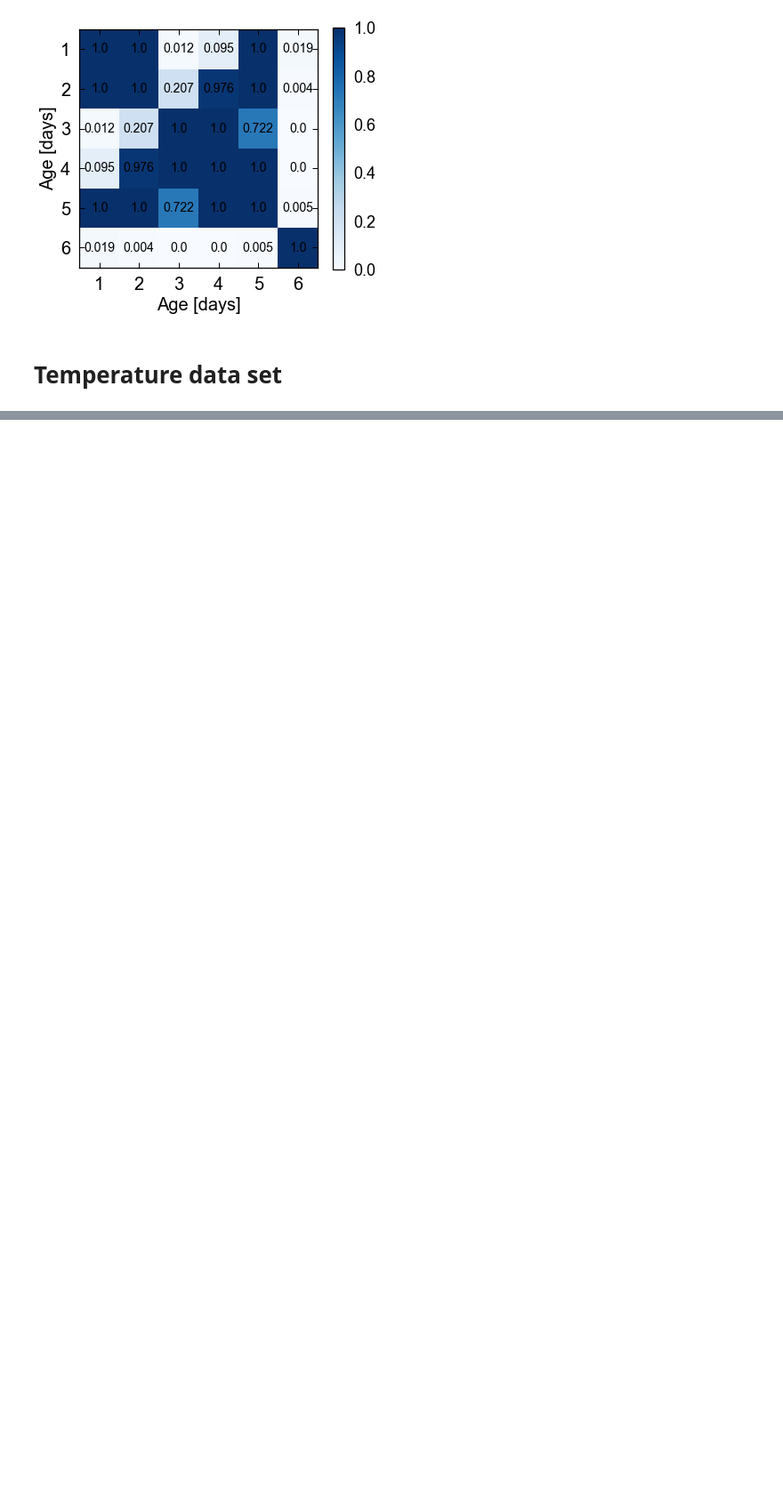
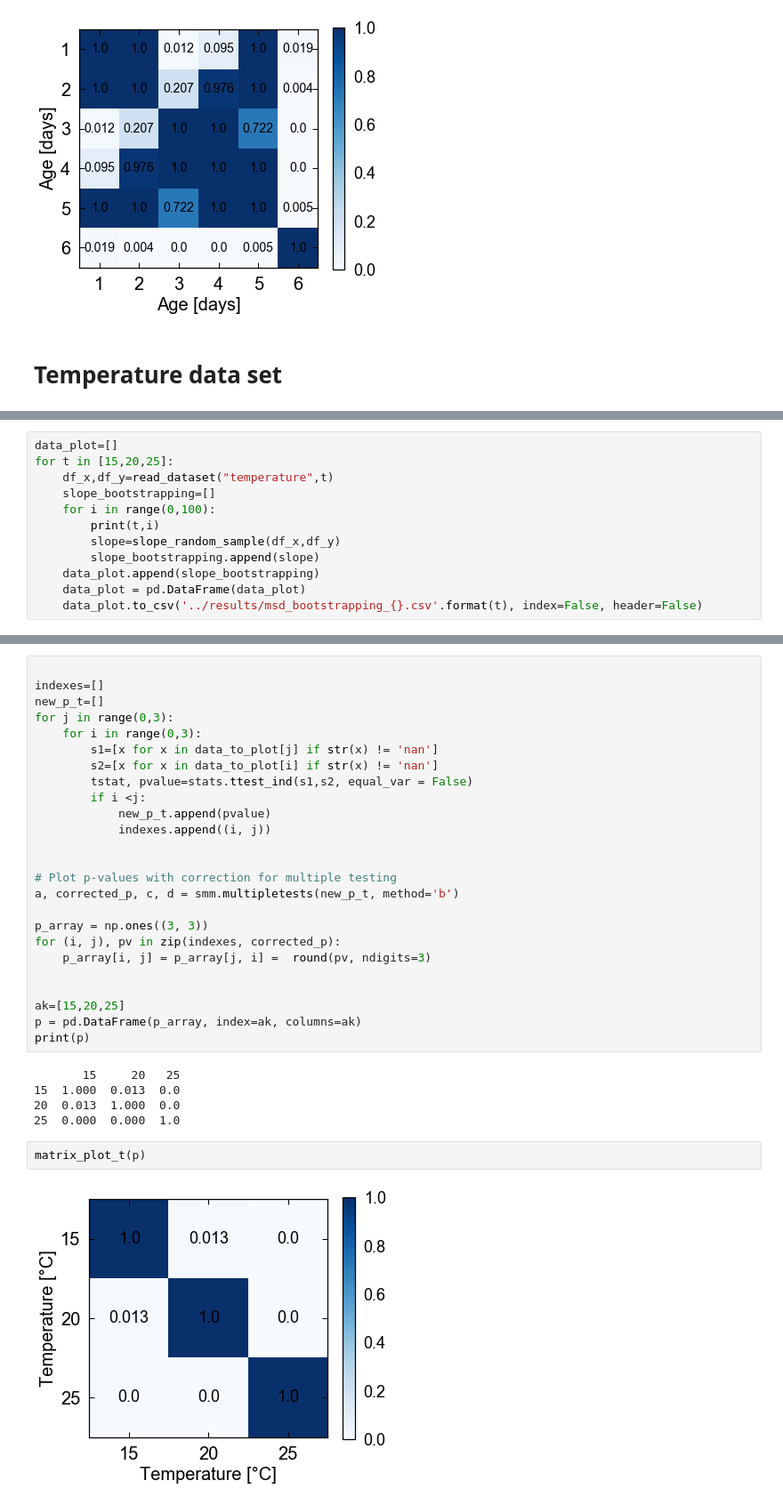
Before and after one commit to lgaalves/CelegansMotility, a Jupyter notebook: python/data_analysis.ipynb, the cells around one changed output, grey strips where cells are left out. Shown at 89% size. Drawn from its saved outputs; the diff is of its cells as text; blank space fills up the shorter version.

```diff
--- a/python/data_analysis.ipynb
+++ b/python/data_analysis.ipynb
@@ -1162,0 +1307,12 @@ matrix_plot_age(p)
+# %%
+data_plot=[]
+for t in [15,20,25]:
+    df_x,df_y=read_dataset("temperature",t)
+    slope_bootstrapping=[]
+    for i in range(0,100):
+        print(t,i)
+        slope=slope_random_sample(df_x,df_y)
+        slope_bootstrapping.append(slope)
+    data_plot.append(slope_bootstrapping)
+    data_plot = pd.DataFrame(data_plot)
+    data_plot.to_csv('../results/msd_bootstrapping_{}.csv'.format(t), index=False, header=False)
@@ -1162,0 +1399,34 @@ matrix_plot_age(p)
+# %%
+
+indexes=[]
+new_p_t=[]
+for j in range(0,3):
+    for i in range(0,3):
+        s1=[x for x in data_to_plot[j] if str(x) != 'nan']
+        s2=[x for x in data_to_plot[i] if str(x) != 'nan']
+        tstat, pvalue=stats.ttest_ind(s1,s2, equal_var = False)
+        if i <j:
+            new_p_t.append(pvalue)
+            indexes.append((i, j))
+
+
+# Plot p-values with correction for multiple testing
+a, corrected_p, c, d = smm.multipletests(new_p_t, method='b')
+
+p_array = np.ones((3, 3))
+for (i, j), pv in zip(indexes, corrected_p):
+    p_array[i, j] = p_array[j, i] =  round(pv, ndigits=3)
+
+
+ak=[15,20,25]
+p = pd.DataFrame(p_array, index=ak, columns=ak)
+print(p)
+# %% [output]
+       15     20   25
+15  1.000  0.013  0.0
+20  0.013  1.000  0.0
+25  0.000  0.000  1.0
+# %%
+matrix_plot_t(p)
+# %% [output]
+[figure, added]
```
Also changed, not shown: parts of 53 cells of this notebook, 1 other file.
